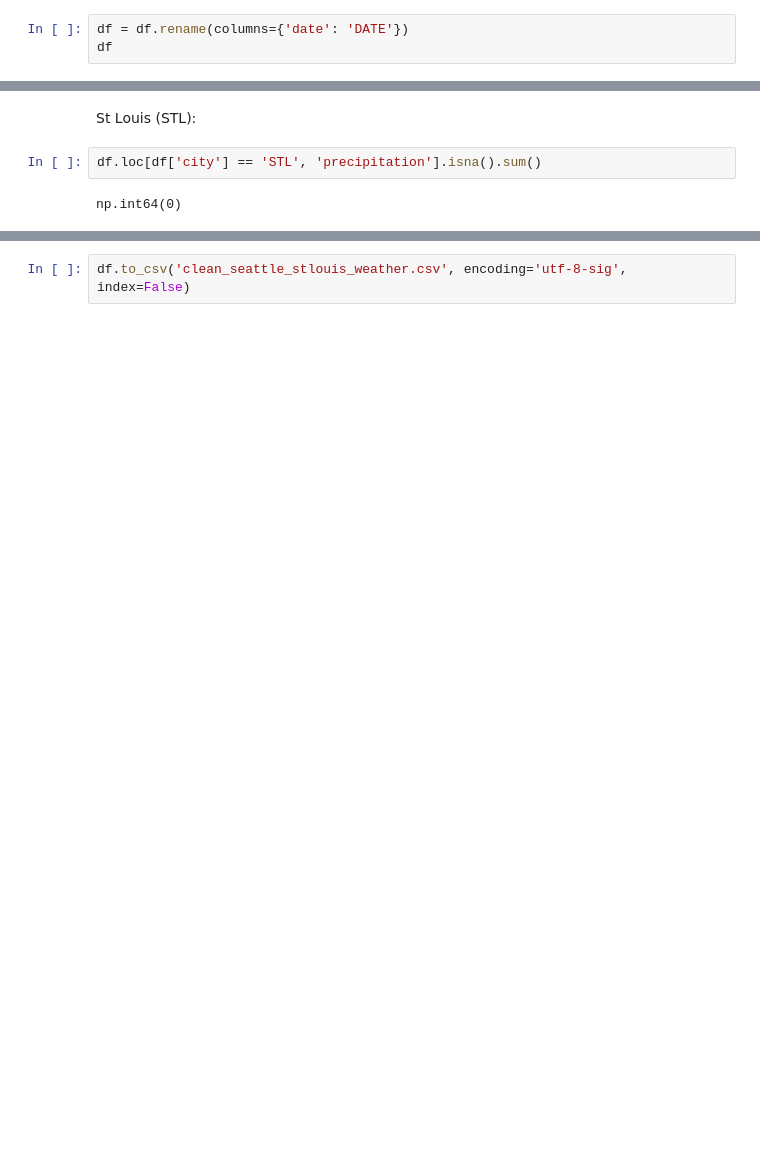
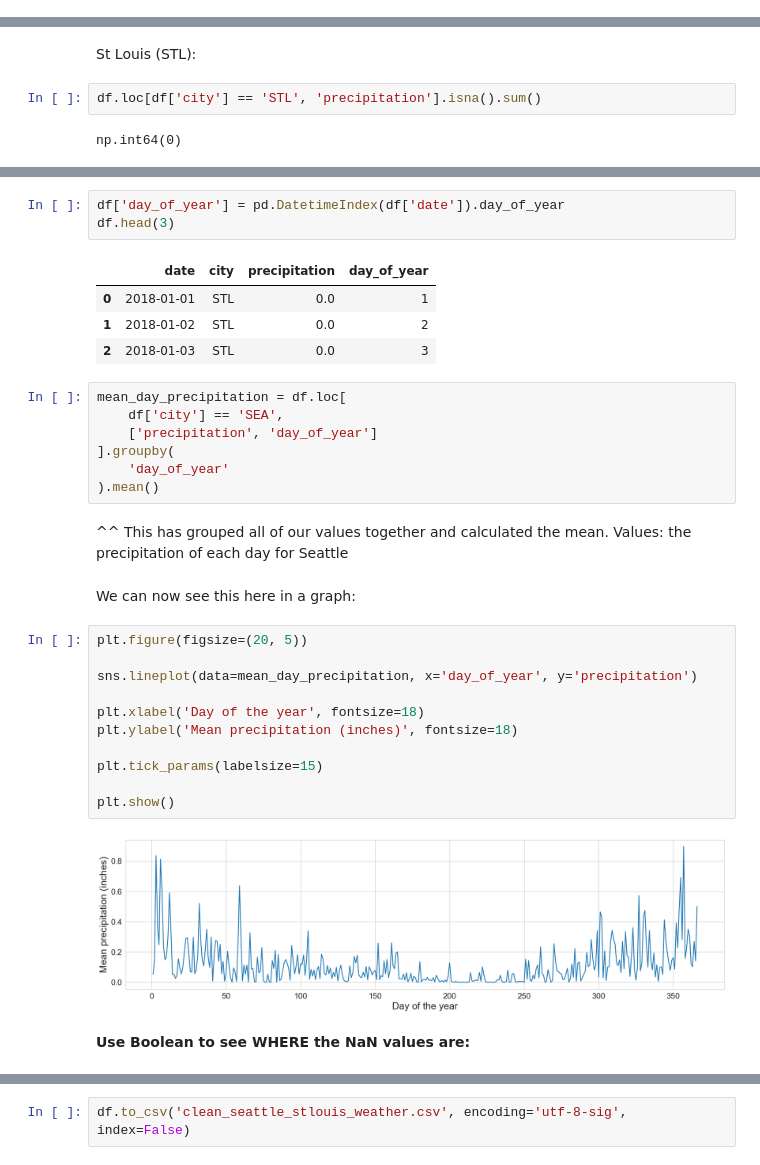
Before and after one commit to alyzukas/weather, a Jupyter notebook: code/weather_template.ipynb, the cells around one changed output, grey strips where cells are left out. Saved outputs shown, nothing was run; the diff lists cells and outputs as text; blank space fills up the shorter version.

```diff
--- a/code/weather_template.ipynb
+++ b/code/weather_template.ipynb
@@ -698,3 +704,0 @@ df
-# %%
-df = df.rename(columns={'date': 'DATE'})
-df
@@ -781,0 +812,35 @@ We will replace missing values with the mean across years of values on that day.
+# %%
+df['day_of_year'] = pd.DatetimeIndex(df['date']).day_of_year
+df.head(3)
+# %% [output]
+|  | date | city | precipitation | day_of_year |
+| 0 | 2018-01-01 | STL | 0.0 | 1 |
+| 1 | 2018-01-02 | STL | 0.0 | 2 |
+| 2 | 2018-01-03 | STL | 0.0 | 3 |
+# %%
+mean_day_precipitation = df.loc[
+    df['city'] == 'SEA',
+    ['precipitation', 'day_of_year']
+].groupby(
+    'day_of_year'
+).mean()
+# %% [markdown]
+^^ This has grouped all of our values together and calculated the mean.
+     Values: the precipitation of each day for Seattle
+# %% [markdown]
+We can now see this here in a graph:
+# %%
+plt.figure(figsize=(20, 5))
+
+sns.lineplot(data=mean_day_precipitation, x='day_of_year', y='precipitation')
+
+plt.xlabel('Day of the year', fontsize=18)
+plt.ylabel('Mean precipitation (inches)', fontsize=18)
+
+plt.tick_params(labelsize=15)
+
+plt.show()
+# %% [output]
+[figure, added]
+# %% [markdown]
+**Use Boolean to see WHERE the NaN values are:**
```
Also changed, not shown: parts of 139 cells of this notebook, 2 other files.
